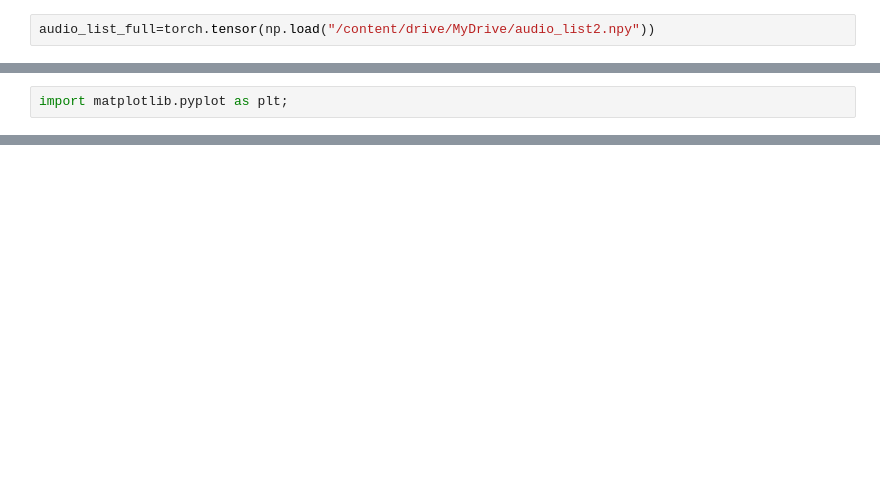
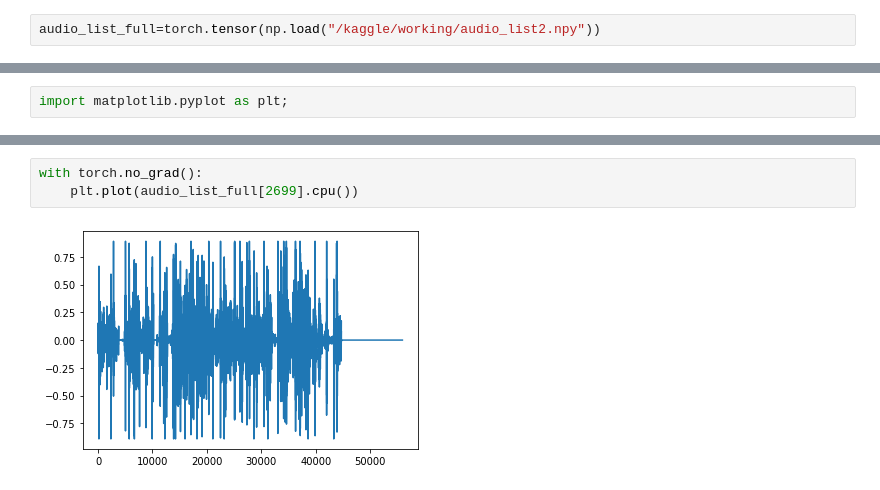
Before and after one commit to BucketofJava/VocalTractLabApproximator, a Jupyter notebook: VocalTractLabApproximator.ipynb, the cells around one changed output, grey strips where cells are left out. Cells and saved outputs as stored; diff of their text form; blank space fills up the shorter version.

Commit message:
Kaggle Notebook | notebook83a52f77d1 | Version 2

```diff
--- a/VocalTractLabApproximator.ipynb
+++ b/VocalTractLabApproximator.ipynb
@@ -397,2 +409,2 @@ for i in range(len(sizes)):
 # %%
-audio_list_full=torch.tensor(np.load("/content/drive/MyDrive/audio_list2.npy"))
+audio_list_full=torch.tensor(np.load("/kaggle/working/audio_list2.npy"))
@@ -631,0 +680,5 @@ print(losses)
+# %%
+with torch.no_grad():
+    plt.plot(audio_list_full[2699].cpu())
+# %% [output]
+[figure, added]
```
Also changed, not shown: parts of 71 cells of this notebook.
